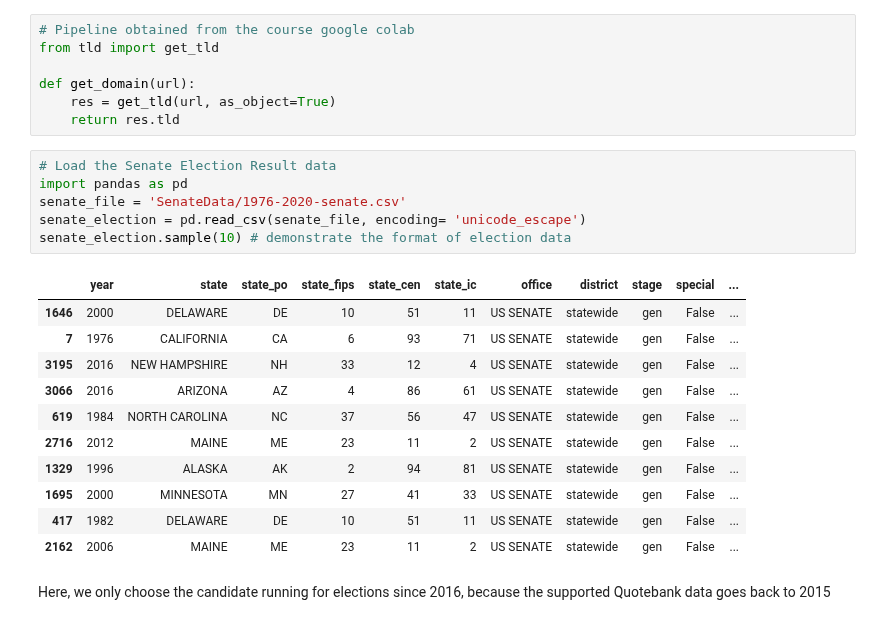
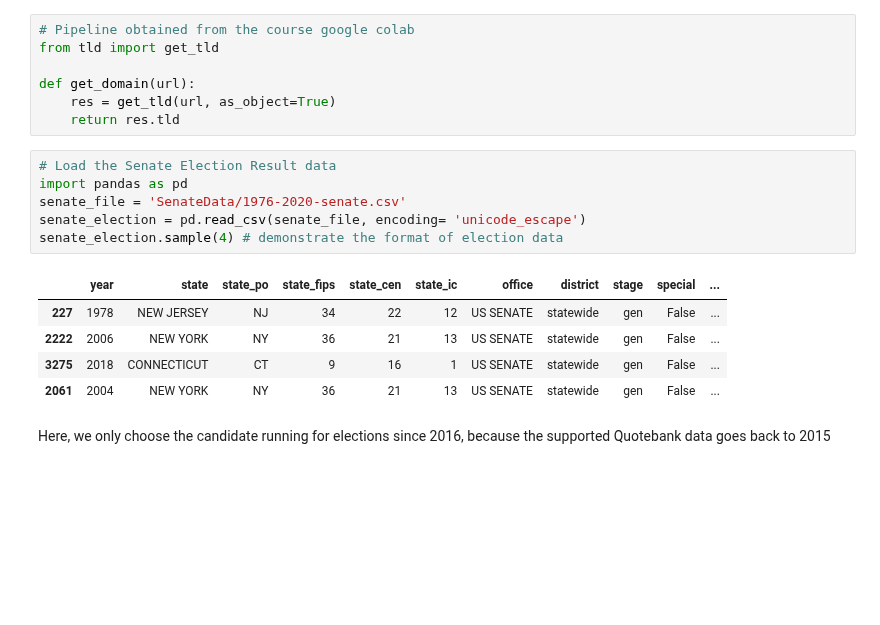
Before and after one commit to epfl-ada/ada-2021-project-chilldatagroup, a Jupyter notebook: Milestone2.ipynb, the cells around one changed output. Saved outputs shown, nothing was run; the diff lists cells and outputs as text; blank space fills up the shorter version.

```diff
--- a/Milestone2.ipynb
+++ b/Milestone2.ipynb
@@ -25,21 +25,15 @@ def get_domain(url):
 # %%
 # Load the Senate Election Result data
 import pandas as pd
 senate_file = 'SenateData/1976-2020-senate.csv'
 senate_election = pd.read_csv(senate_file, encoding= 'unicode_escape')
-senate_election.sample(10) # demonstrate the format of election data
+senate_election.sample(4) # demonstrate the format of election data
 # %% [output]
 |  | year | state | state_po | state_fips | state_cen | state_ic | office | district | stage | special | ... |
-| 1646 | 2000 | DELAWARE | DE | 10 | 51 | 11 | US SENATE | statewide | gen | False | ... |
-| 7 | 1976 | CALIFORNIA | CA | 6 | 93 | 71 | US SENATE | statewide | gen | False | ... |
-| 3195 | 2016 | NEW HAMPSHIRE | NH | 33 | 12 | 4 | US SENATE | statewide | gen | False | ... |
-| 3066 | 2016 | ARIZONA | AZ | 4 | 86 | 61 | US SENATE | statewide | gen | False | ... |
-| 619 | 1984 | NORTH CAROLINA | NC | 37 | 56 | 47 | US SENATE | statewide | gen | False | ... |
-| 2716 | 2012 | MAINE | ME | 23 | 11 | 2 | US SENATE | statewide | gen | False | ... |
-| 1329 | 1996 | ALASKA | AK | 2 | 94 | 81 | US SENATE | statewide | gen | False | ... |
-| 1695 | 2000 | MINNESOTA | MN | 27 | 41 | 33 | US SENATE | statewide | gen | False | ... |
-| 417 | 1982 | DELAWARE | DE | 10 | 51 | 11 | US SENATE | statewide | gen | False | ... |
-| 2162 | 2006 | MAINE | ME | 23 | 11 | 2 | US SENATE | statewide | gen | False | ... |
+| 227 | 1978 | NEW JERSEY | NJ | 34 | 22 | 12 | US SENATE | statewide | gen | False | ... |
+| 2222 | 2006 | NEW YORK | NY | 36 | 21 | 13 | US SENATE | statewide | gen | False | ... |
+| 3275 | 2018 | CONNECTICUT | CT | 9 | 16 | 1 | US SENATE | statewide | gen | False | ... |
+| 2061 | 2004 | NEW YORK | NY | 36 | 21 | 13 | US SENATE | statewide | gen | False | ... |
 # %% [markdown]
 Here, we only choose the candidate running for elections since 2016, because the supported Quotebank data goes back to 2015
 # %%
```
Also changed, not shown: parts of 20 cells of this notebook.
